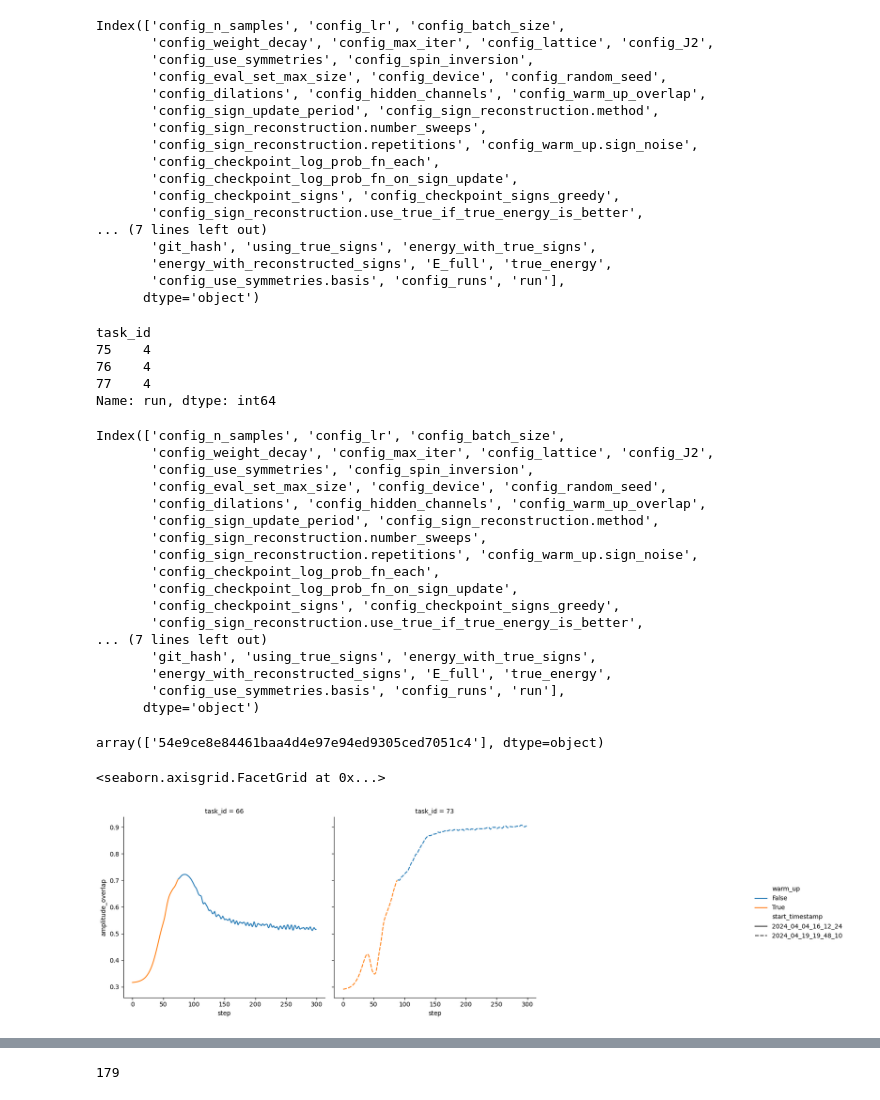
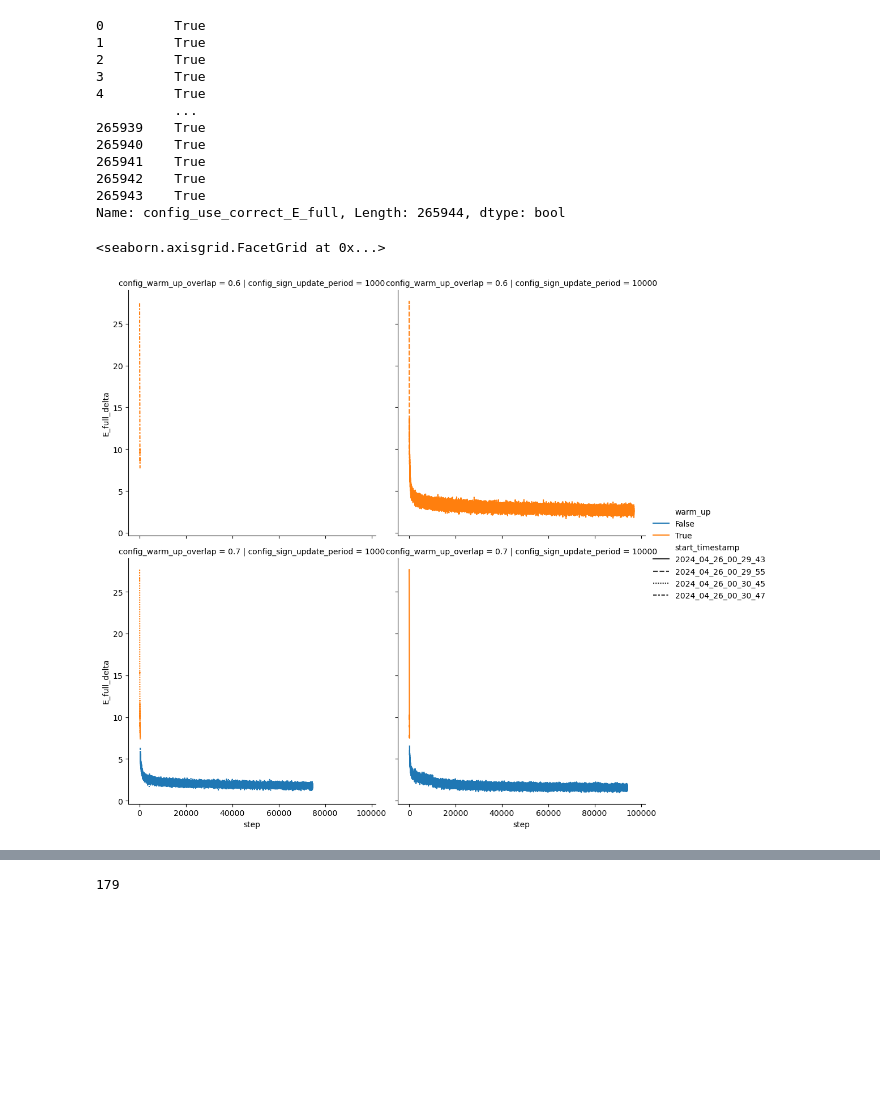
Before and after one commit to ischurov/frustrations-eda, a Jupyter notebook: vmc_ising.ipynb, the cells around one changed output, grey strips where cells are left out. Drawn from its saved outputs; the diff is of its cells as text; code cells hidden in the pictures; blank space fills up the shorter version.

```diff
--- a/vmc_ising.ipynb
+++ b/vmc_ising.ipynb
@@ -87,5 +58,7 @@ eval_set.shape
 # %%
-load_tasks = ["66", "67", "73", "75", "76", "77"]
+# load_tasks = ["80", "84", "85", "86", "87"]
+# load_tasks = ["80", "88", "89", "92", "93", "94", "95", "96", "97", "98", "100", "101"]
+load_tasks = ["100", "101", "102", "103", "104", "105", "106"]
 df = (
     read_jsonl_to_df(
         chain(*[list(output_dir.glob(f"{task}/results.jsonl")) for task in load_tasks])
@@ -102,28 +128,15 @@ df = (
 # %%
-df.columns
+df["config_use_correct_E_full"]
 # %% [output]
-Index(['config_n_samples', 'config_lr', 'config_batch_size',
-       'config_weight_decay', 'config_max_iter', 'config_lattice', 'config_J2',
-       'config_use_symmetries', 'config_spin_inversion',
-       'config_eval_set_max_size', 'config_device', 'config_random_seed',
-       'config_dilations', 'config_hidden_channels', 'config_warm_up_overlap',
-       'config_sign_update_period', 'config_sign_reconstruction.method',
-       'config_sign_reconstruction.number_sweeps',
-       'config_sign_reconstruction.repetitions', 'config_warm_up.sign_noise',
-       'config_checkpoint_log_prob_fn_each',
-       'config_checkpoint_log_prob_fn_on_sign_update',
-       'config_checkpoint_signs', 'config_checkpoint_signs_greedy',
-       'config_sign_reconstruction.use_true_if_true_energy_is_better',
-... (7 lines left out)
-       'git_hash', 'using_true_signs', 'energy_with_true_signs',
-       'energy_with_reconstructed_signs', 'E_full', 'true_energy',
-       'config_use_symmetries.basis', 'config_runs', 'run'],
-      dtype='object')
+0         True
+1         True
+2         True
+3         True
+4         True
+          ...
+265939    True
+265940    True
+265941    True
+265942    True
+265943    True
+Name: config_use_correct_E_full, Length: 265944, dtype: bool
-# %%
-df.groupby("task_id")["run"].max()
-# %% [output]
-task_id
-75    4
-76    4
-77    4
-Name: run, dtype: int64
@@ -138,44 +143,20 @@ Name: run, dtype: int64
-# %%
-df.columns
-# %% [output]
-Index(['config_n_samples', 'config_lr', 'config_batch_size',
-       'config_weight_decay', 'config_max_iter', 'config_lattice', 'config_J2',
-       'config_use_symmetries', 'config_spin_inversion',
-       'config_eval_set_max_size', 'config_device', 'config_random_seed',
-       'config_dilations', 'config_hidden_channels', 'config_warm_up_overlap',
-       'config_sign_update_period', 'config_sign_reconstruction.method',
-       'config_sign_reconstruction.number_sweeps',
-       'config_sign_reconstruction.repetitions', 'config_warm_up.sign_noise',
-       'config_checkpoint_log_prob_fn_each',
-       'config_checkpoint_log_prob_fn_on_sign_update',
-       'config_checkpoint_signs', 'config_checkpoint_signs_greedy',
-       'config_sign_reconstruction.use_true_if_true_energy_is_better',
-... (7 lines left out)
-       'git_hash', 'using_true_signs', 'energy_with_true_signs',
-       'energy_with_reconstructed_signs', 'E_full', 'true_energy',
-       'config_use_symmetries.basis', 'config_runs', 'run'],
-      dtype='object')
-# %%
-df.query('task_id == 66')['git_hash'].unique()
-# %% [output]
-array(['54e9ce8e84461baa4d4e97e94ed9305ced7051c4'], dtype=object)
 # %%
 sns.relplot(
-    data=df.query("task_id in [73, 66]  and step < 300").pipe(column_to(str, "run")),
+    data=df.query("step < 240_000"),
     x="step",
-    y="amplitude_overlap",
+    y="E_full_delta",
     #    hue="config_sign_reconstruction.full_spin_regularization",
     #    col="config_sign_update_period",
     hue="warm_up",
     #    hue='run',
     kind="line",
-    col="task_id",
-    col_wrap=3,
+    row="config_warm_up_overlap",
+    col="config_sign_update_period",
     style="start_timestamp",
     # errorbar='sd'
 )
 # %% [output]
 <seaborn.axisgrid.FacetGrid at 0x...>
-[figure, old version]
+[figure, new version]
 # %%
 sns.relplot(
```
Also changed, not shown: parts of 14 cells of this notebook, 20 other files.
